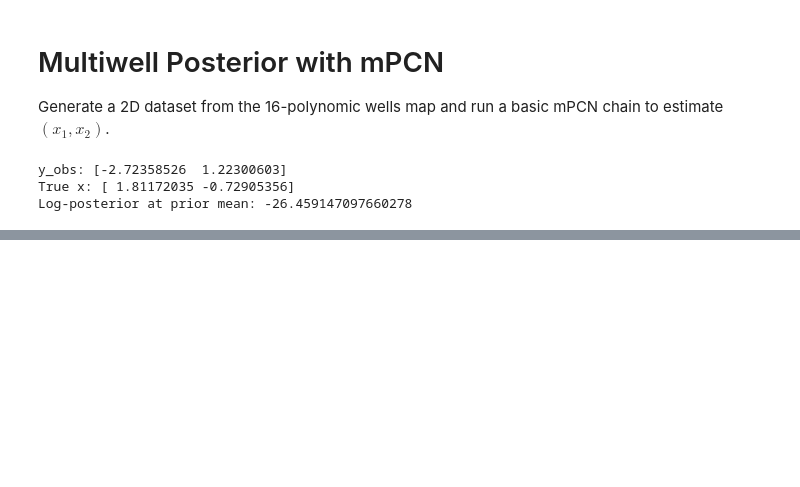
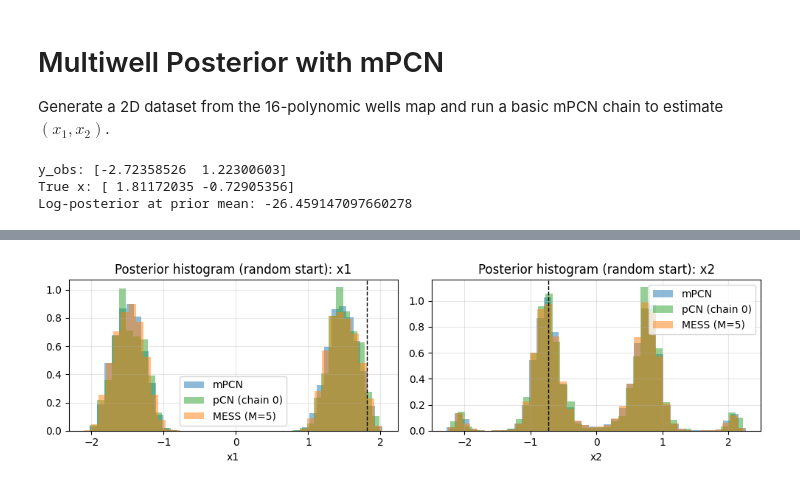
Before and after one commit to guillerminasenn/multiproposal-internal, a Jupyter notebook: notebooks/02_toy_multiwell_mpcn.ipynb, the cells around one changed output, grey strips where cells are left out. Saved outputs shown, nothing was run; the diff lists cells and outputs as text; code cells hidden in the pictures; blank space fills up the shorter version.

```diff
--- a/notebooks/02_toy_multiwell_mpcn.ipynb
+++ b/notebooks/02_toy_multiwell_mpcn.ipynb
@@ -457,0 +781,30 @@ Saved run to: estimations/multiwell/mpcn/multiwell_mpcn_P20_rho0.1_iters50000_se
+# %%
+# Random-start histograms
+fig, axes = plt.subplots(1, 2, figsize=(10, 3))
+bins = 40
+axes[0].hist(post_chain_mpcn_rand[:, 0], bins=bins, density=True, color='tab:blue', alpha=0.5, label='mPCN')
+if post_chain_pcn_rand is not None:
+    axes[0].hist(post_chain_pcn_rand[:, 0], bins=bins, density=True, color='tab:green', alpha=0.5, label='pCN (chain 0)')
+if post_chain_mess_rand is not None:
+    axes[0].hist(post_chain_mess_rand[:, 0], bins=bins, density=True, color='tab:orange', alpha=0.5, label='MESS (M=5)')
+axes[0].axvline(prior_sample[0], color='black', linestyle='--', linewidth=1)
+axes[0].set_title('Posterior histogram (random start): x1')
+axes[0].set_xlabel('x1')
+axes[0].grid(alpha=0.3)
+axes[0].legend(loc='best')
+
+axes[1].hist(post_chain_mpcn_rand[:, 1], bins=bins, density=True, color='tab:blue', alpha=0.5, label='mPCN')
+if post_chain_pcn_rand is not None:
+    axes[1].hist(post_chain_pcn_rand[:, 1], bins=bins, density=True, color='tab:green', alpha=0.5, label='pCN (chain 0)')
+if post_chain_mess_rand is not None:
+    axes[1].hist(post_chain_mess_rand[:, 1], bins=bins, density=True, color='tab:orange', alpha=0.5, label='MESS (M=5)')
+axes[1].axvline(prior_sample[1], color='black', linestyle='--', linewidth=1)
+axes[1].set_title('Posterior histogram (random start): x2')
+axes[1].set_xlabel('x2')
+axes[1].grid(alpha=0.3)
+axes[1].legend(loc='best')
+
+fig.tight_layout()
+plt.show()
+# %% [output]
+[figure, added]
```
Also changed, not shown: parts of 20 cells of this notebook.
